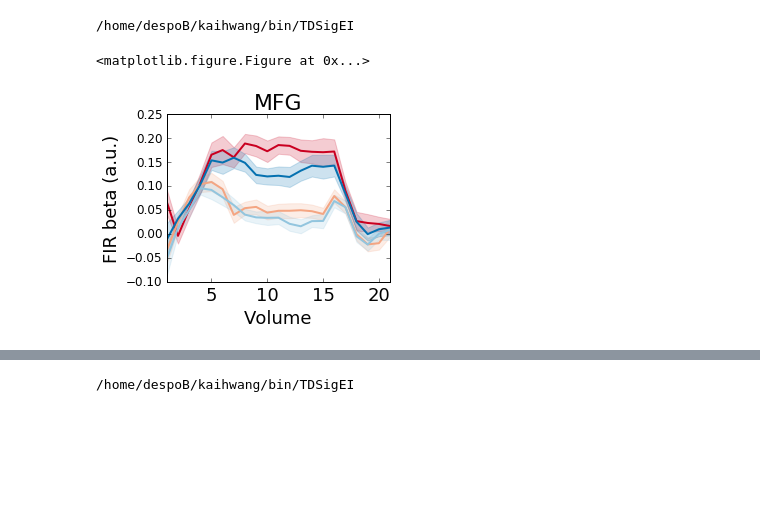
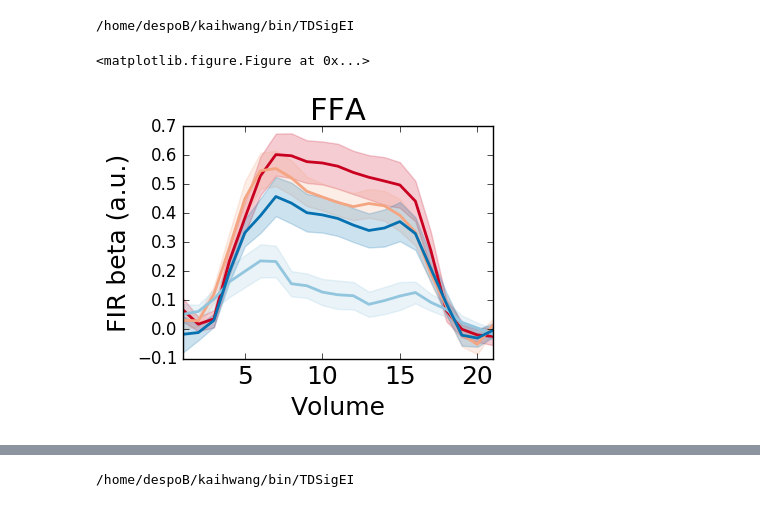
Before and after one commit to kaihwang/TDSigEI, a Jupyter notebook: Models/Plot FIR.ipynb, the cells around one changed output, grey strips where cells are left out. Drawn from its saved outputs; the diff is of its cells as text; code cells hidden in the pictures; blank space fills up the shorter version.

```diff
--- a/Models/Plot FIR.ipynb
+++ b/Models/Plot FIR.ipynb
@@ -26,36 +26,36 @@ sem_df = FIR_df.groupby(['ROI','Condition','Volume']).sem().reset_index()
 #conditions
 plt.rc('xtick', labelsize=18)
 plt.rc('ytick', labelsize=12)
-ROIs = ['MFG'] # 'PPA', 'V1', 'MFG', 'FEF'
+ROIs = ['FFA'] # 'PPA', 'V1', 'MFG', 'FEF'
 Conditions =['FH', 'Fp', 'Hp', 'HF']
 Labels = ['Face with scene distractor', 'Passively viewing faces ', 'Passively viewing scenes', 'Scene with face distractor']
 x = np.arange(1,22)
 #get colormap
 cmap = brewer2mpl.get_map('RdBu','diverging', 4)
 plt.figure(1)
 plt.figure(figsize=(4,3))
 #plt.suptitle('FIR Estimates', fontsize=14, fontweight='bold')
 for r, roi in enumerate(ROIs):
     ax=plt.subplot(1,1,1)
 
     for i, c in enumerate(Conditions):
         y = np.array(mean_df[(mean_df['ROI'] == roi) & (mean_df['Condition'] == c)]['Beta'])
         error = np.array(sem_df[(mean_df['ROI'] == roi) & (mean_df['Condition'] == c)]['Beta'])
         plt.plot(x, y, color = cmap.hex_colors[i], linewidth=2  )
         ax.set_title(roi, fontsize=22)
         plt.fill_between(x, y-1*error, y+1*error, alpha=0.2, edgecolor=cmap.hex_colors[i],
                      facecolor=cmap.hex_colors[i], label=c)
         #if roi == 'V1':
         #    plt.ylim(-0.2, 2)
         #else:
         #    plt.ylim(-0.2, 0.5)
         plt.xlim(1, 21)
         plt.xlabel('Volume', fontsize=18)
         plt.ylabel('FIR beta (a.u.)', fontsize=18)
 
 #plt.legend(Labels, fontsize=12, loc='outside', bbox_to_anchor=(1, 1))
 #plt.show()
 plt.savefig('/home/despoB/kaihwang/bin/TDSigEI/FIR_estimates.pdf')
 # %% [output]
 <matplotlib.figure.Figure at 0x...>
-[figure, old version]
+[figure, new version]
```
Also changed, not shown: parts of 1 cell of this notebook, 3 other files.
